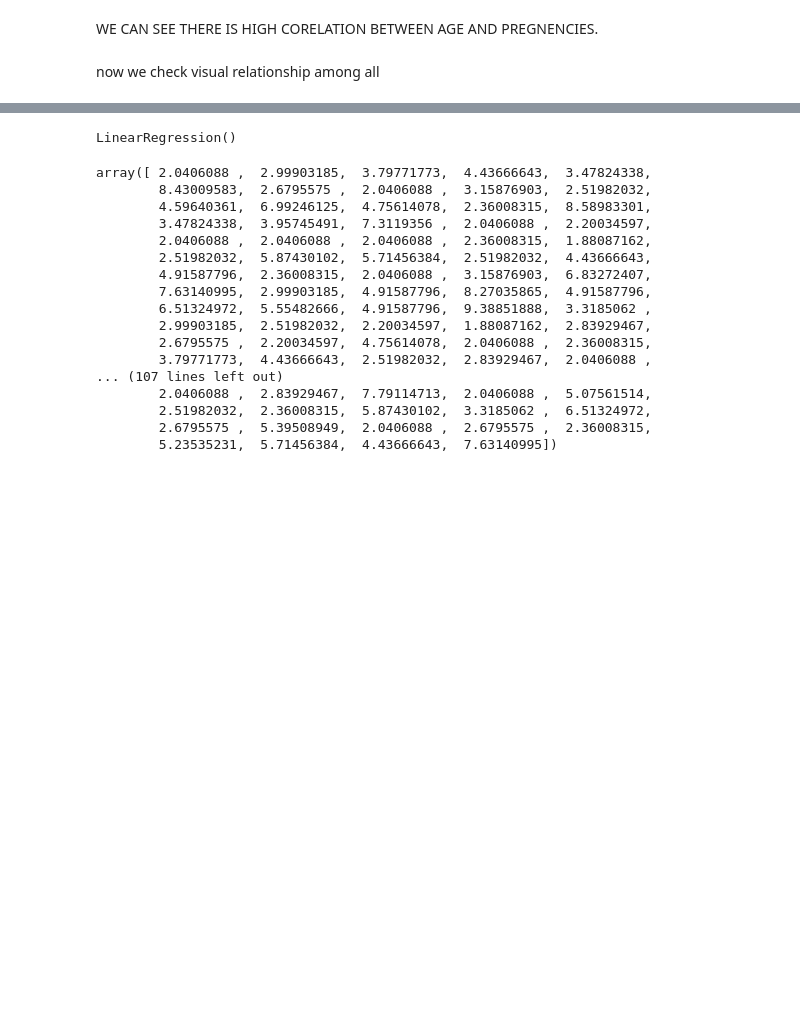
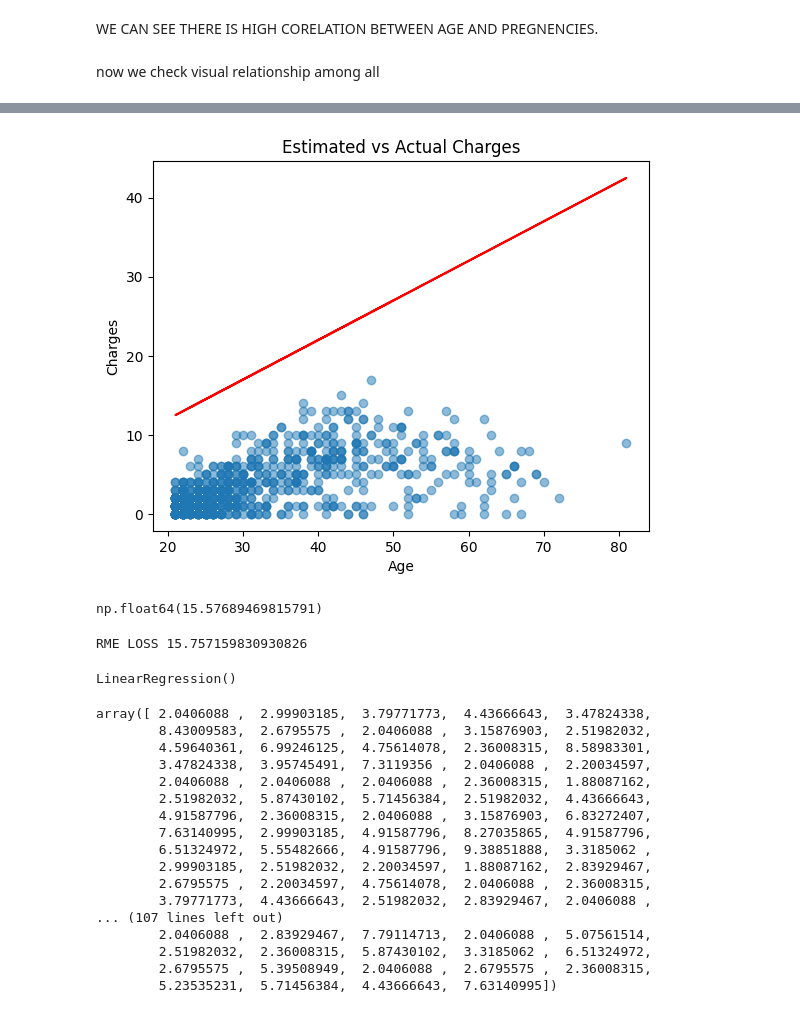
Before and after one commit to toRK25/scikit2, a Jupyter notebook: regress.ipynb, the cells around one changed output, grey strips where cells are left out. Saved outputs shown, nothing was run; the diff lists cells and outputs as text; code cells hidden in the pictures; blank space fills up the shorter version.

```diff
--- a/regress.ipynb
+++ b/regress.ipynb
@@ -46,5 +46,5 @@ plt.figure(figsize=(10, 8))
 sns.heatmap(COR, annot=True,cmap="Blues")
 plt.show()
 # %%
-def estimate_pregnency(age,m,b):
-    return m*age + b
+m=0.5
+b=2
@@ -63,0 +67,2 @@ sns.pairplot(visual, kind = 'scatter' , plot_kws={'alpha':0.5})
+# %%
+prediction = estimate_pregnency(df.Age,m,b)
@@ -63,0 +84,16 @@ sns.pairplot(visual, kind = 'scatter' , plot_kws={'alpha':0.5})
+# %%
+def tryparam(m,b):
+    prediction = estimate_pregnency(df.Age,m,b)
+    plt.plot(df.Age,prediction,color='red')
+    plt.scatter(df.Age,df.Pregnancies,alpha=0.5)
+    plt.title('Estimated vs Actual Charges')
+    plt.xlabel('Age')
+    plt.ylabel('Charges')
+    plt.show()
+# %%
+m=0.5
+b=2
+# %%
+tryparam(m,b)
+# %% [output]
+[figure, added]
@@ -64,3 +107,21 @@ sns.pairplot(visual, kind = 'scatter' , plot_kws={'alpha':0.5})
+# %%
+rmse(actual,pred)
+# %% [output]
+np.float64(15.57689469815791)
+# %%
+def tryparam1(m,b):
+    prediction = estimate_pregnency(ages,m,b)
+    plt.plot(ages,prediction,color='red')
+    plt.scatter(ages,df.Pregnancies,alpha=0.5)
+    plt.title('Estimated vs Actual Charges')
+    plt.xlabel('Age')
+    plt.ylabel('Charges')
+    plt.show()
+
+loss = rmse(ages,pred)
+print('RME LOSS' , loss)
+# %% [output]
+RME LOSS 15.757159830930826
 # %%
 from sklearn.linear_model import LinearRegression
 model = LinearRegression()
```
Also changed, not shown: parts of 8 cells of this notebook, 1 other file.
